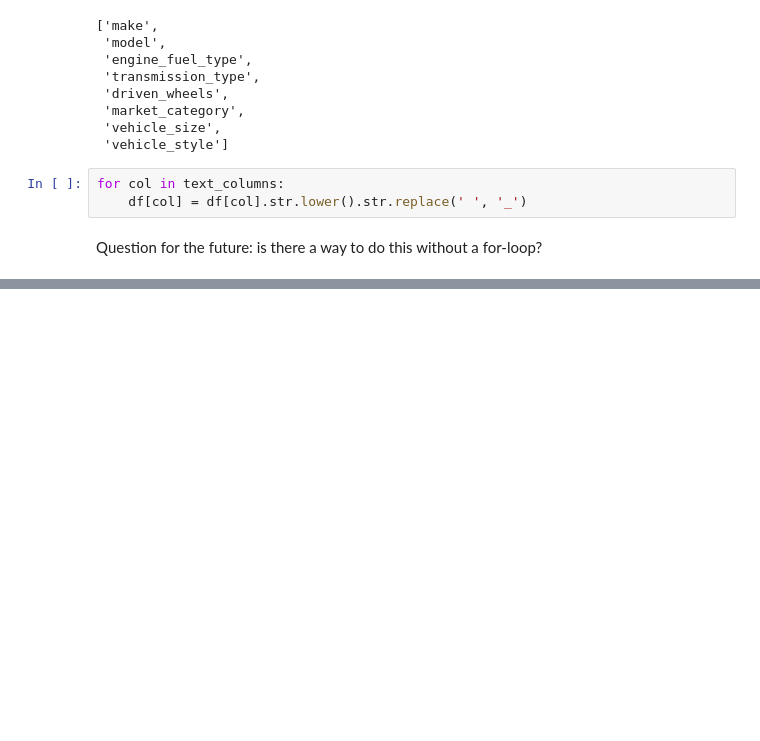
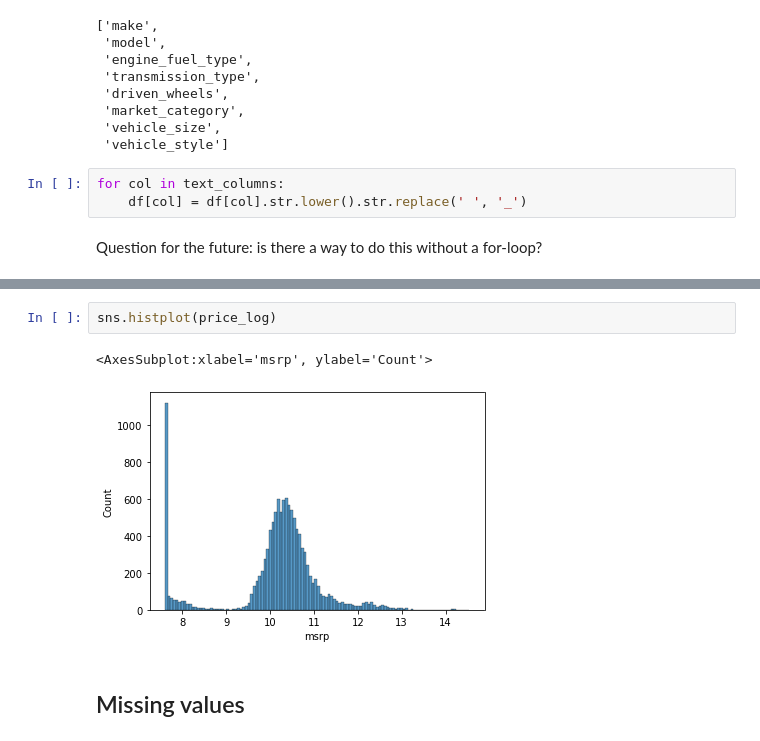
Before and after one commit to sofi-gt/mlzoomcamp, a Jupyter notebook: week_02/regression.ipynb, the cells around one changed output, grey strips where cells are left out. Saved outputs shown, nothing was run; the diff lists cells and outputs as text; blank space fills up the shorter version.

```diff
--- a/week_02/regression.ipynb
+++ b/week_02/regression.ipynb
@@ -90,0 +171,7 @@ df.head()
+# %%
+sns.histplot(price_log)
+# %% [output]
+<AxesSubplot:xlabel='msrp', ylabel='Count'>
+[figure, added]
+# %% [markdown]
+## Missing values
```
Also changed, not shown: parts of 53 cells of this notebook.
